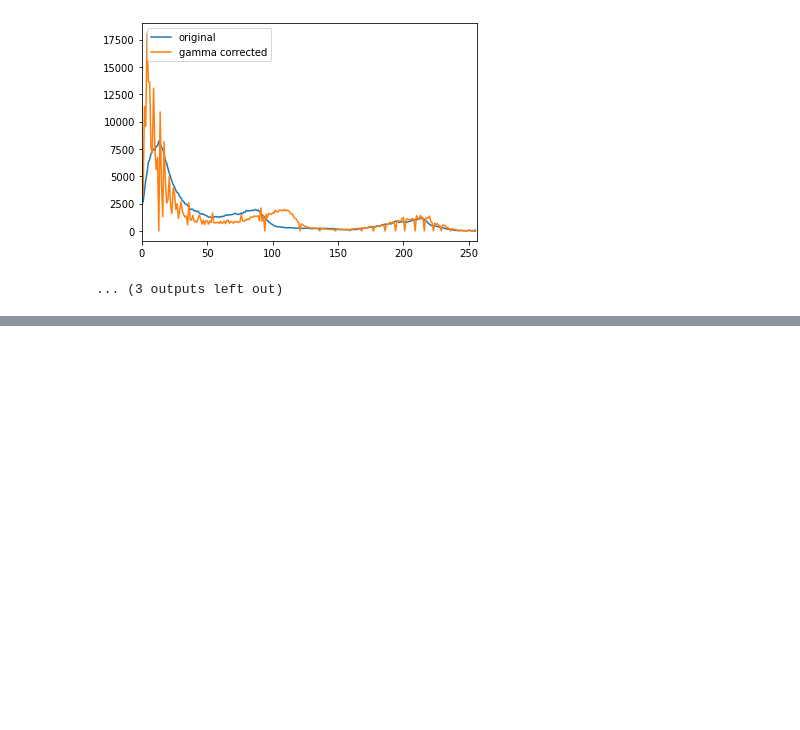
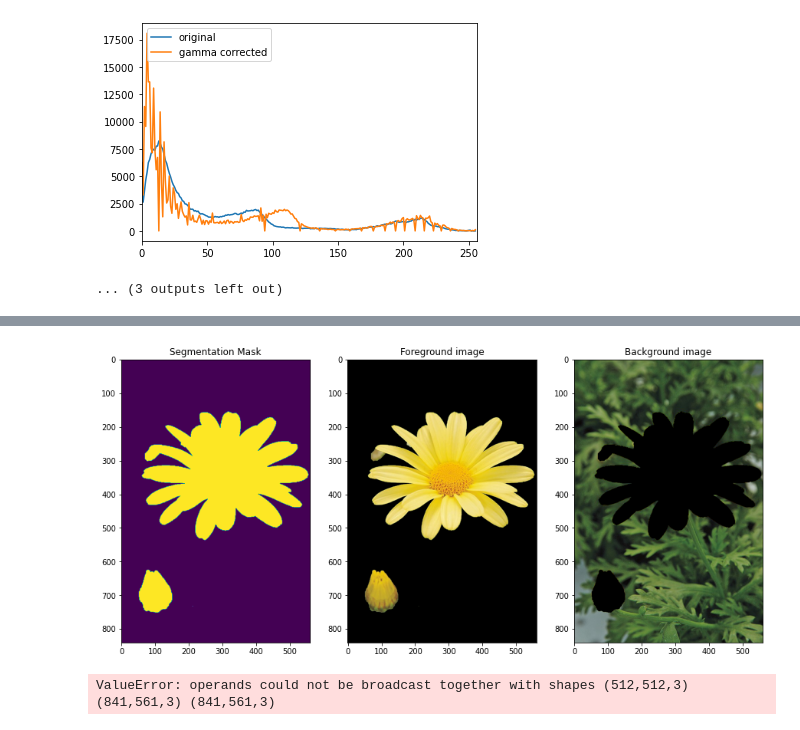
Before and after one commit to Yasara-Hasini/EN2550_Exercises, a Jupyter notebook: Assignment 1/Assignment 1.ipynb, the cells around one changed output, grey strips where cells are left out. Saved outputs shown, nothing was run; the diff lists cells and outputs as text; code cells hidden in the pictures; blank space fills up the shorter version.

```diff
--- a/Assignment 1/Assignment 1.ipynb
+++ b/Assignment 1/Assignment 1.ipynb
@@ -159,0 +236,53 @@ for i in gamma:
+# %%
+#Question 7 (a)
+import numpy as np
+import cv2 as cv
+import matplotlib.pyplot as plt
+
+img = cv.imread("daisy.jpg")
+mask = np.zeros(img.shape[:2], np.uint8)
+
+background_model = np.zeros((1,65), np.float64)
+foreground_model = np.zeros((1,65), np.float64)
+rectangle = (50,50,561,841)
+
+cv.grabCut(img, mask, rectangle, background_model,foreground_model, 5, cv.GC_INIT_WITH_RECT)
+mask1 = np.where((mask==2)|(mask==0),0,1).astype('uint8')
+
+img1 = img*mask1[:,:,np.newaxis]
+fig, ax = plt.subplots(1,3, figsize = (15,15))
+ax[0].imshow(mask1)
+ax[0].set_title("Segmentation Mask")
+ax[1].imshow(cv.cvtColor(img1, cv.COLOR_BGR2RGB))
+ax[1].set_title("Foreground image")
+
+cv.grabCut(img, mask, rectangle, background_model,foreground_model, 5, cv.GC_INIT_WITH_RECT)
+mask2 = np.where((mask==3)|(mask==1),0,1).astype('uint8')
+img2 = img*mask2[:,:,np.newaxis]
+ax[2].imshow(cv.cvtColor(img2, cv.COLOR_BGR2RGB))
+ax[2].set_title("Background image")
+
+#plt.colorbar()
+plt.show()
+# %% [output]
+[figure, added]
+# %%
+#Question 7(b)
+import numpy as np
+import cv2 as cv
+
+img = cv.imread("daisy.jpg")
+blurred_img = cv.GaussianBlur(img,(21,21),0)
+
+mask = np.zeros((512,512,3),dtype=np.uint8)
+mask = cv.circle(mask,(258,258),100,(255,255,255),-1)
+
+img1 = np.where(mask==np.array([255,255,255]),img,blurred_img)
+fig, ax = plt.subplots(1,2, figsize = (15,15))
+ax[0].imshow(img)
+ax[0].set_title("Original image")
+ax[1].imshow(img1)
+ax[1].set_title("Blurred image")
+plt.show()
+# %% [output]
+ValueError: operands could not be broadcast together with shapes (512,512,3) (841,561,3) (841,561,3)
```
Also changed, not shown: parts of 6 cells of this notebook.
